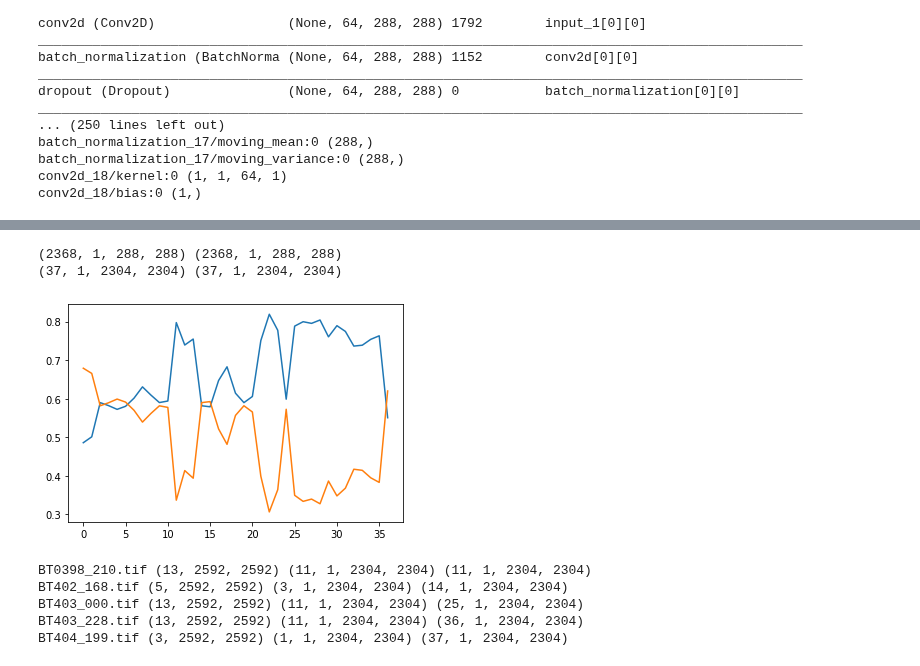
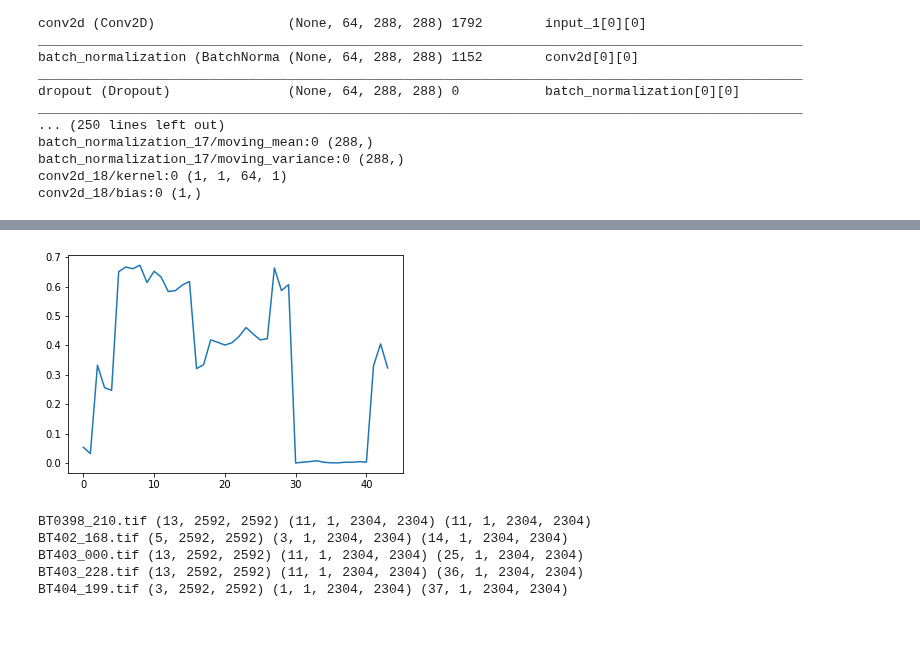
Before and after one commit to Oftatkofta/BactUnet, a Jupyter notebook: bactnet_inference_notebook.ipynb, the cells around one changed output, grey strips where cells are left out. Drawn from its saved outputs; the diff is of its cells as text; code cells hidden in the pictures; blank space fills up the shorter version.

```diff
--- a/bactnet_inference_notebook.ipynb
+++ b/bactnet_inference_notebook.ipynb
@@ -151,2 +170,13 @@ TypeError: unhashable type: 'dict'
 # %%
-from keras_unet_collection import losses
+for stack in image_dict.keys():
+    saveme = np.concatenate(((image_dict[stack]["y_pred"]>0.5)*255, np.expand_dims(image_dict[stack]["y_true"],axis=1)), axis=1)
+    saveme = saveme.astype('uint8')
+
+    dic = unpatch_stack(image_dict[stack]["image_patch"], 8, 8, 3)
+    dic = dic[:,1,:,:] * 255
+    dic = np.expand_dims(dic, axis=1).astype('uint8')
+    print(dic.shape, image_dict[stack]["image_patch"].max())
+    saveme = np.concatenate((dic, saveme), axis=1)
+    tiff.imwrite(os.path.join(r"C:\Users\Jens\Documents\Code\BactUnet\Bactnet\Training data\stacks\predict", stack), saveme, imagej=True,
+                      metadata={'unit': 'um', 'finterval': 15,
+                                'axes': 'TCYX'})
@@ -153,27 +190,56 @@ from keras_unet_collection import losses
 # %%
-from preprocessing import unpatch_stack
+y_tru = None
+y_pre = None
 
-print(y_true.shape, y_pred.shape)
-y_tru = unpatch_stack(y_true, 8, 8, 1)
-y_pre = unpatch_stack(y_pred, 8, 8, 1)
-print(y_tru.shape, y_pre.shape)
+for stack in image_dict.keys():
+    if y_tru is None:
+        y_tru = image_dict[stack]["y_true"]
+        y_pre = image_dict[stack]["y_pred"]
+    else:
+        y_tru = np.concatenate((y_tru, image_dict[stack]["y_true"]))
+        y_pre = np.concatenate((y_pre, image_dict[stack]["y_pred"]))
+
+dices = []
+IOUs = []
+frames = []
+threshold = 0.5
+
+y_pred_thresholded = (y_pre > threshold) * 255
+y_pred_thresholded = y_pred_thresholded.astype('uint8')
+
+for i in range(len(y_tru)):
+    intersection = np.logical_and(y_tru[i], y_pred_thresholded[i])
+    union = np.logical_or(y_tru[i], y_pred_thresholded[i])
+    iou_score = np.sum(intersection) / np.sum(union)
+    IOUs.append(iou_score)
+
+frames =  list(range(len(y_tru)))
+
+
+#plt.plot(frames, dices)
+plt.plot(frames, IOUs)
+plt.show()
-# %% [output]
-(2368, 1, 288, 288) (2368, 1, 288, 288)
-(37, 1, 2304, 2304) (37, 1, 2304, 2304)
 # %%
-dices = []
-IOUs = []
-frames = range(len(y_tru))
+def dice_score(mask1, mask2):
+    intersect = np.sum(mask1*mask2)
+    fsum = np.sum(mask1)
+    ssum = np.sum(mask2)
+    dice = (2 * intersect ) / (fsum + ssum)
+    dice = np.mean(dice)
+    dice = round(dice, 3) # for easy reading
+    return dice
 
-for i in range(len(y_tru)):
-    dices.append(float(losses.dice_coef(y_tru[i], y_pre[i])))
-    IOUs.append(float(losses.iou_seg(y_tru[i], y_pre[i])))
+def iou_score(mask1, mask2):
+    intersection = np.logical_and(mask1, mask1)
+    union = np.logical_or(mask1, mask2)
+    iou_score = np.sum(intersection) / np.sum(union)
 
-plt.plot(frames, dices)
-plt.plot(frames, IOUs)
-plt.show()
+
+for stack in image_dict.keys():
+    image_dict[stack]
+    image_dict[stack]['y_pred']
 # %% [output]
-[figure, old version]
+[figure, new version]
 # %%
 from preprocessing import pad_stack, crop_stack, predict_stack
 
```
Also changed, not shown: parts of 5 cells of this notebook, 4 other files.
